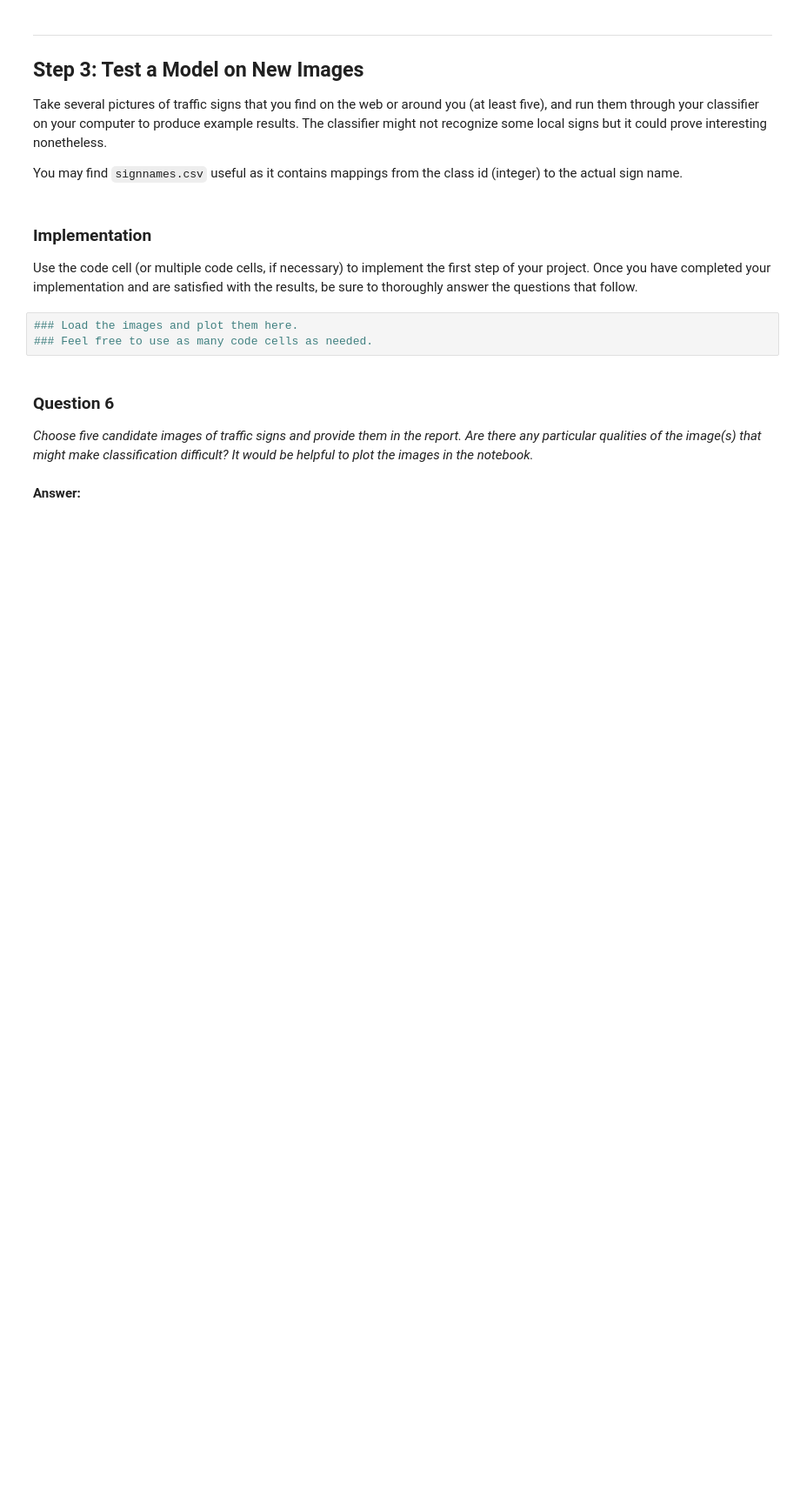
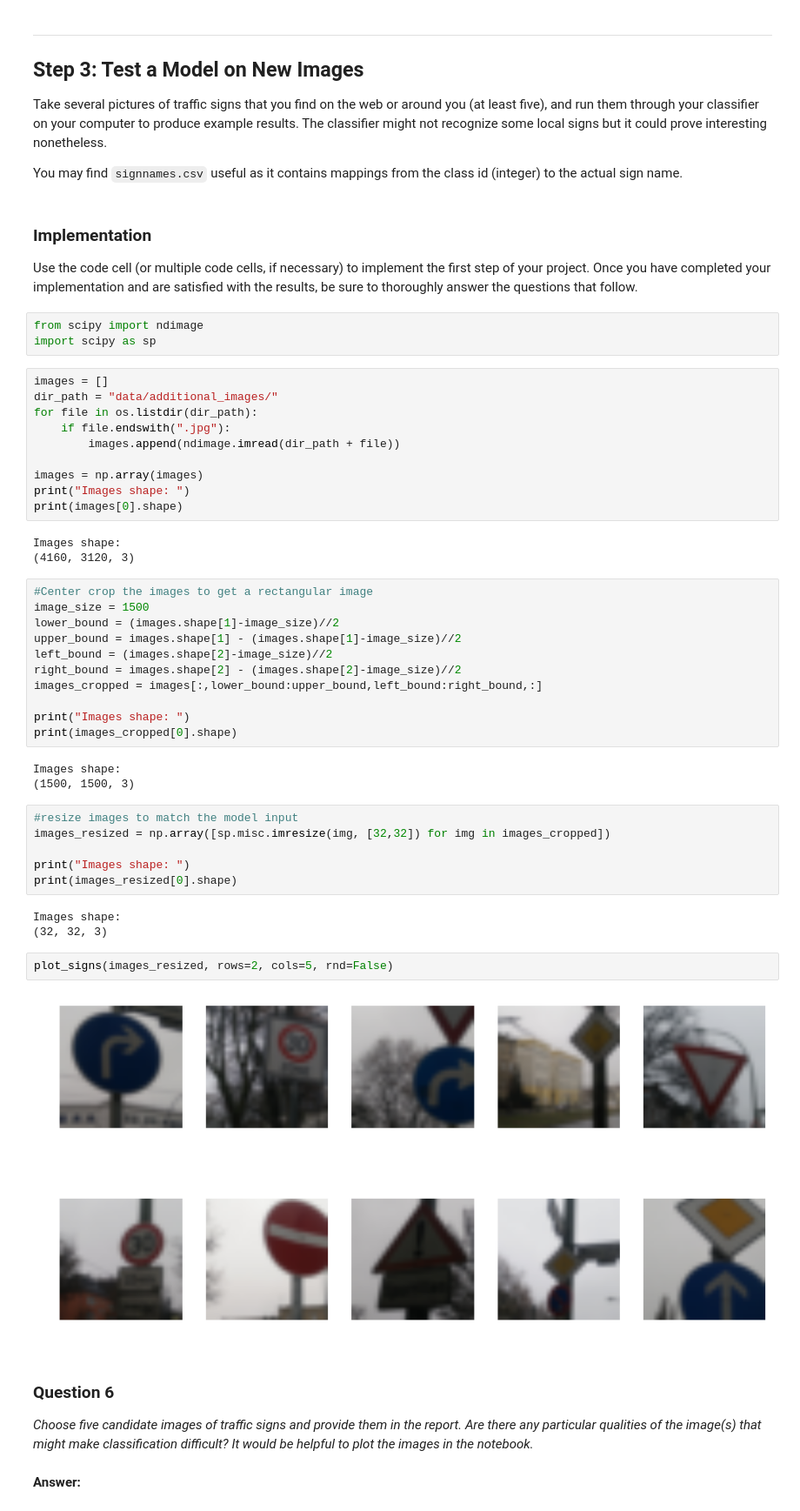
Before and after one commit to pkern90/traffic-signs, a Jupyter notebook: Traffic_Signs_Recognition.ipynb, the cells around one changed output. Shown at 87% size. Cells and saved outputs as stored; diff of their text form; blank space fills up the shorter version.

```diff
--- a/Traffic_Signs_Recognition.ipynb
+++ b/Traffic_Signs_Recognition.ipynb
@@ -653,9 +661,49 @@ You may find `signnames.csv` useful as it contains mappings from the class id (i
 ### Implementation
 
 Use the code cell (or multiple code cells, if necessary) to implement the first step of your project. Once you have completed your implementation and are satisfied with the results, be sure to thoroughly answer the questions that follow.
-# %%
-### Load the images and plot them here.
-### Feel free to use as many code cells as needed.
+# %%
+from scipy import ndimage
+import scipy as sp
+# %%
+images = []
+dir_path = "data/additional_images/"
+for file in os.listdir(dir_path):
+    if file.endswith(".jpg"):
+        images.append(ndimage.imread(dir_path + file))
+
+images = np.array(images)
+print("Images shape: ")
+print(images[0].shape)
+# %% [output]
+Images shape:
+(4160, 3120, 3)
+# %%
+#Center crop the images to get a rectangular image
+image_size = 1500
+lower_bound = (images.shape[1]-image_size)//2
+upper_bound = images.shape[1] - (images.shape[1]-image_size)//2
+left_bound = (images.shape[2]-image_size)//2
+right_bound = images.shape[2] - (images.shape[2]-image_size)//2
+images_cropped = images[:,lower_bound:upper_bound,left_bound:right_bound,:]
+
+print("Images shape: ")
+print(images_cropped[0].shape)
+# %% [output]
+Images shape:
+(1500, 1500, 3)
+# %%
+#resize images to match the model input
+images_resized = np.array([sp.misc.imresize(img, [32,32]) for img in images_cropped])
+
+print("Images shape: ")
+print(images_resized[0].shape)
+# %% [output]
+Images shape:
+(32, 32, 3)
+# %%
+plot_signs(images_resized, rows=2, cols=5, rnd=False)
+# %% [output]
+[figure, added]
 # %% [markdown]
 ### Question 6
 
```
Also changed, not shown: parts of 66 cells of this notebook.
